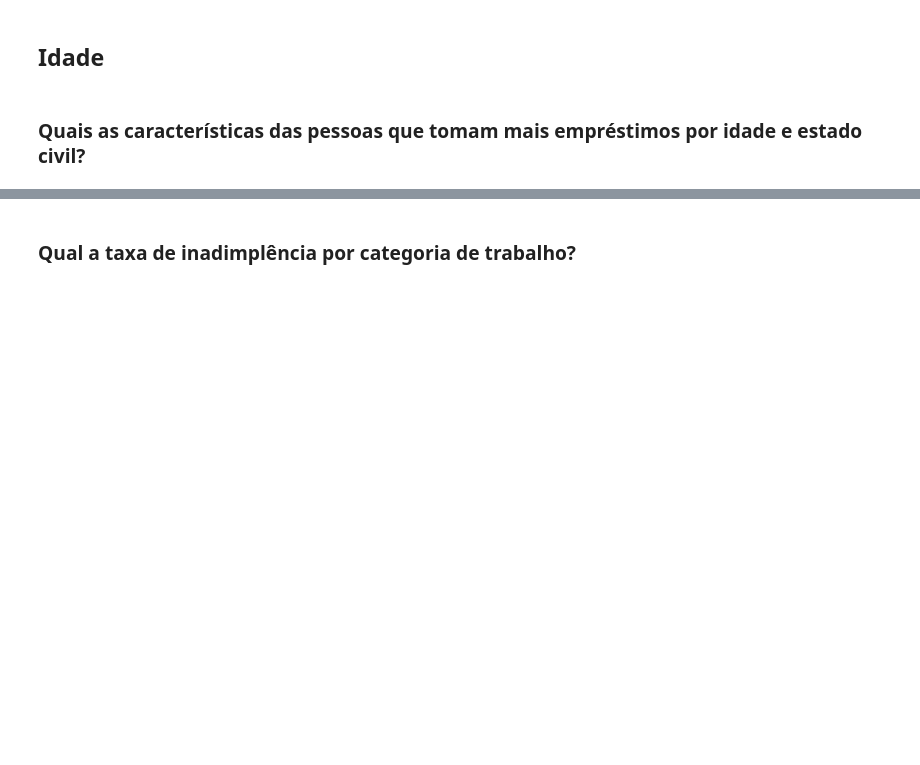
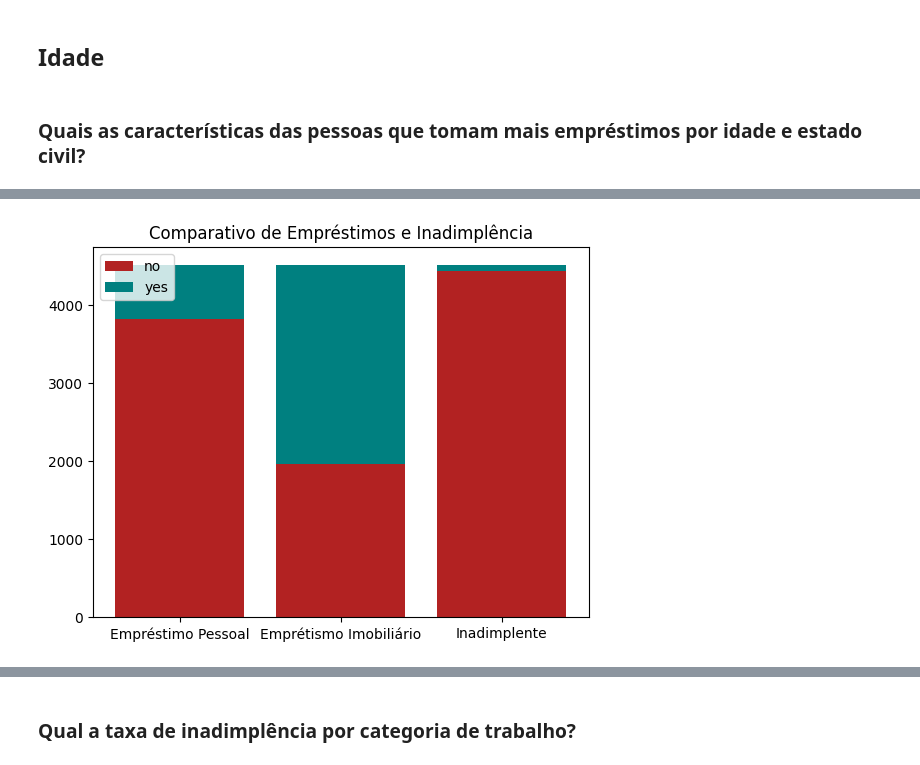
Before and after one commit to guilbd/Projeto_Tec_Prog_I_ADA_Santander_Coders2023, a Jupyter notebook: projeto.ipynb, the cells around one changed output, grey strips where cells are left out. Saved outputs shown, nothing was run; the diff lists cells and outputs as text; code cells hidden in the pictures; blank space fills up the shorter version.

```diff
--- a/projeto.ipynb
+++ b/projeto.ipynb
@@ -257,0 +285,32 @@ Conforme observado no histograma as faixas etárias que pegam mais empréstimos
+# %%
+def multi_category_plot(df,colunas,x_labels,titulo = ''):
+    z = 0
+    for coluna,x_label in zip(colunas,x_labels):
+      labels,valores = np.unique(df[coluna].values,return_counts = True)
+      #labels = labels[np.argsort(valores)]
+      #valores = valores[np.argsort(valores)]
+      categorias = [x_label]
+      cores =["firebrick","teal",'mediumseagreen','goldenrod','mediumstateblue','purple']
+      cores = cores[:len(labels)]
+      # Criar o gráfico de barras horizontais
+      cumsum_count = np.cumsum(valores)
+      cumsum_count =np.insert(cumsum_count,0,0)
+      for i,j,cor,label in zip(valores,cumsum_count,cores,labels):
+        if(z!=0):
+          plt.bar(categorias, i, color=cor,bottom = j)
+        else:
+          plt.bar(categorias, i, color=cor,bottom = j,label = label)
+      z+= 1
+    plt.legend()
+    # Adicionar rótulos e título
+    plt.title(titulo)
+    # Exibir o gráfico
+    plt.show()
+# %%
+multi_category_plot(df,
+  ['emprestimo_pessoal','emprestimo_imobiliario','inadimplente'],
+  ['Empréstimo Pessoal','Emprétismo Imobiliário','Inadimplente'],
+  'Comparativo de Empréstimos e Inadimplência'
+)
+# %% [output]
+[figure, added]
```
Also changed, not shown: parts of 22 cells of this notebook.
